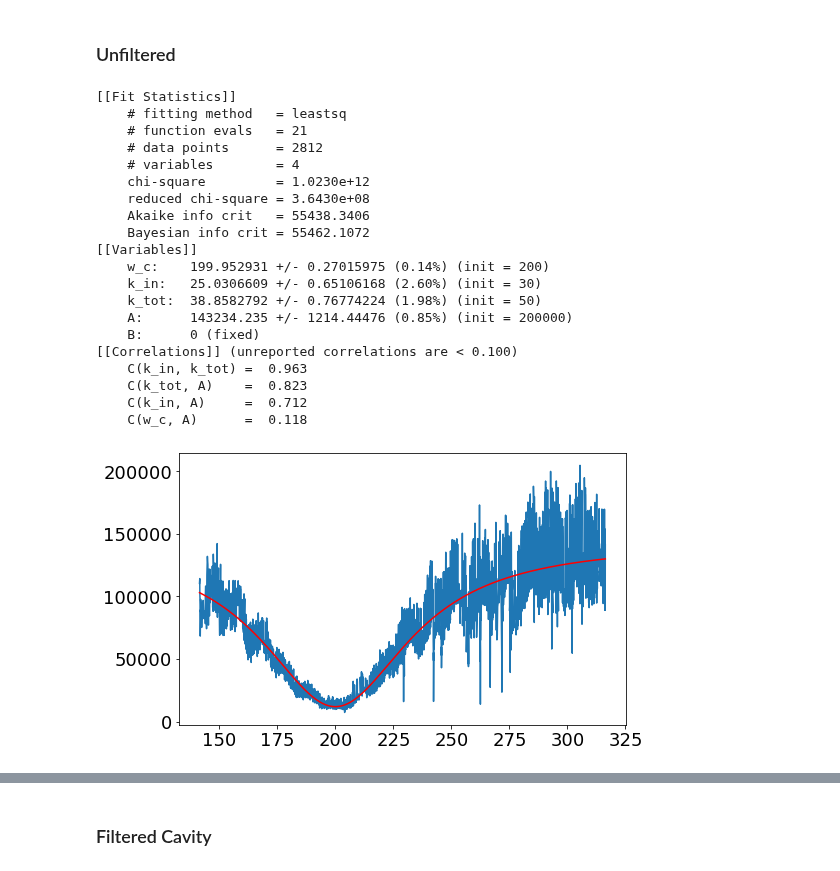
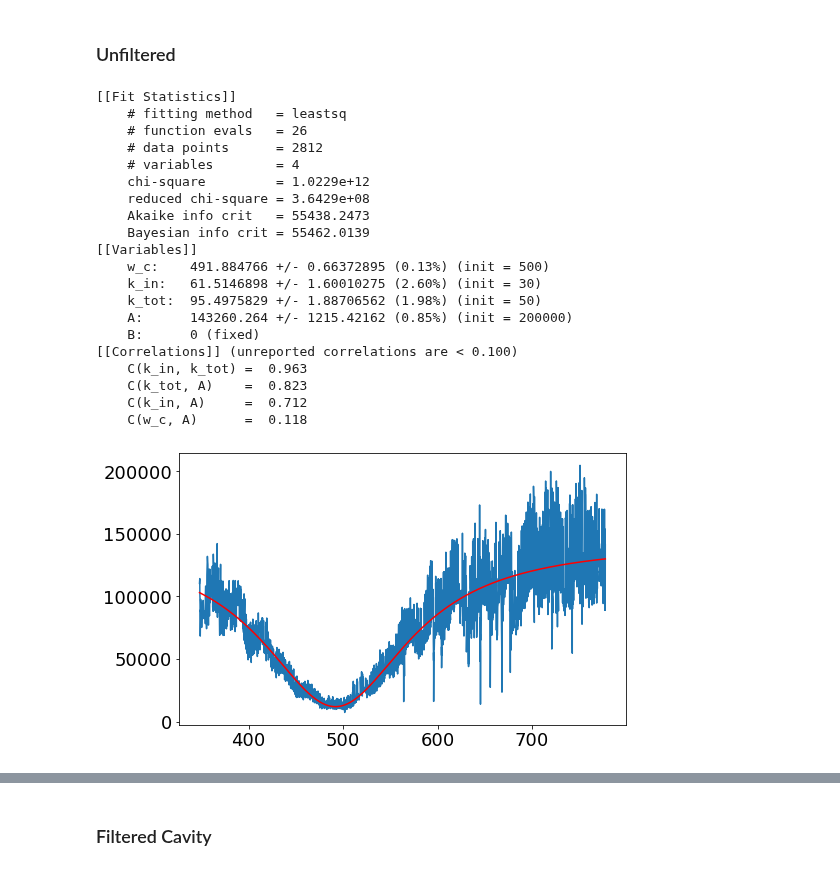
Before and after one commit to huanyanqi/siv-cqed-model, a Jupyter notebook: notebooks/20210518_B16_Diffusion_Fitting.ipynb, the cells around one changed output, grey strips where cells are left out. Drawn from its saved outputs; the diff is of its cells as text; code cells hidden in the pictures.

```diff
--- a/notebooks/20210518_B16_Diffusion_Fitting.ipynb
+++ b/notebooks/20210518_B16_Diffusion_Fitting.ipynb
@@ -39,7 +39,7 @@ plt.figure(figsize=[12, 8])
 cavity_freqs = np.loadtxt(data_path + cavity_files[0])
 cavity_intensity = np.loadtxt(data_path + cavity_files[1])
 
-cavity_freqs = cavity_freqs * (cavity_freqs - 406) # Re-center, convert to GHz
+cavity_freqs = 1000 * (cavity_freqs - 406) # Re-center, convert to GHz
 plt.plot(cavity_freqs, cavity_intensity)
 plt.xlabel("Frequency / GHz")
 plt.ylabel("Cavity Intensity")
@@ -85,42 +85,42 @@ fig.tight_layout()
 # %%
 params = Parameters()
 params.add_many(
-    Parameter('w_c', value=200, min=190, max=210),
+    Parameter('w_c', value=500, min=400, max=600),
     Parameter('k_in', value=30, min=0, max=1000),
     Parameter('k_tot', value=50, min=0, max=1000),
-    Parameter('A', value=200000, min=100000, max=500000),
+    Parameter('A', value=200000, min=00000, max=500000),
     Parameter('B', value=0, vary=False),
 )
 
 cavity_results = cavity_ref_model.fit(cavity_intensity, params, w=cavity_freqs)
 lmfit.report_fit(cavity_results)
 
 plt.plot(cavity_freqs, cavity_intensity)
 plt.plot(cavity_freqs, cavity_ref_model.eval(params=cavity_results.params, w=cavity_freqs), 'r')
 
 fit_ratio = cavity_intensity / cavity_ref_model.eval(params=cavity_results.params, w=cavity_freqs)
 # %% [output]
 [[Fit Statistics]]
     # fitting method   = leastsq
-    # function evals   = 21
+    # function evals   = 26
     # data points      = 2812
     # variables        = 4
-    chi-square         = 1.0230e+12
-    reduced chi-square = 3.6430e+08
-    Akaike info crit   = 55438.3406
-    Bayesian info crit = 55462.1072
+    chi-square         = 1.0229e+12
+    reduced chi-square = 3.6429e+08
+    Akaike info crit   = 55438.2473
+    Bayesian info crit = 55462.0139
 [[Variables]]
-    w_c:    199.952931 +/- 0.27015975 (0.14%) (init = 200)
-    k_in:   25.0306609 +/- 0.65106168 (2.60%) (init = 30)
-    k_tot:  38.8582792 +/- 0.76774224 (1.98%) (init = 50)
-    A:      143234.235 +/- 1214.44476 (0.85%) (init = 200000)
+    w_c:    491.884766 +/- 0.66372895 (0.13%) (init = 500)
+    k_in:   61.5146898 +/- 1.60010275 (2.60%) (init = 30)
+    k_tot:  95.4975829 +/- 1.88706562 (1.98%) (init = 50)
+    A:      143260.264 +/- 1215.42162 (0.85%) (init = 200000)
     B:      0 (fixed)
 [[Correlations]] (unreported correlations are < 0.100)
     C(k_in, k_tot) =  0.963
     C(k_tot, A)    =  0.823
     C(k_in, A)     =  0.712
     C(w_c, A)      =  0.118
-[figure, old version]
+[figure, new version]
 # %%
 # Compute the correlations and error in the fits using MCMC
 # data_noise is a 3-tuple (expected noise in data, min estimate, max estimate)
```
Also changed, not shown: parts of 10 cells of this notebook.
